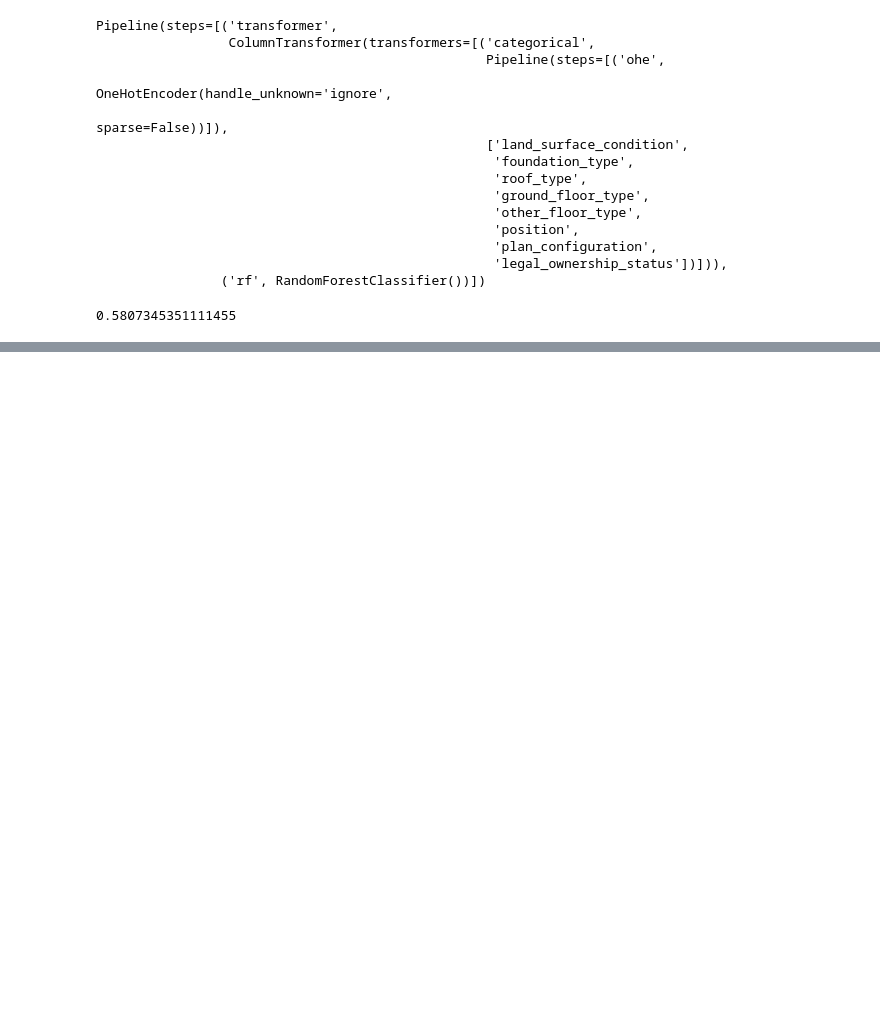
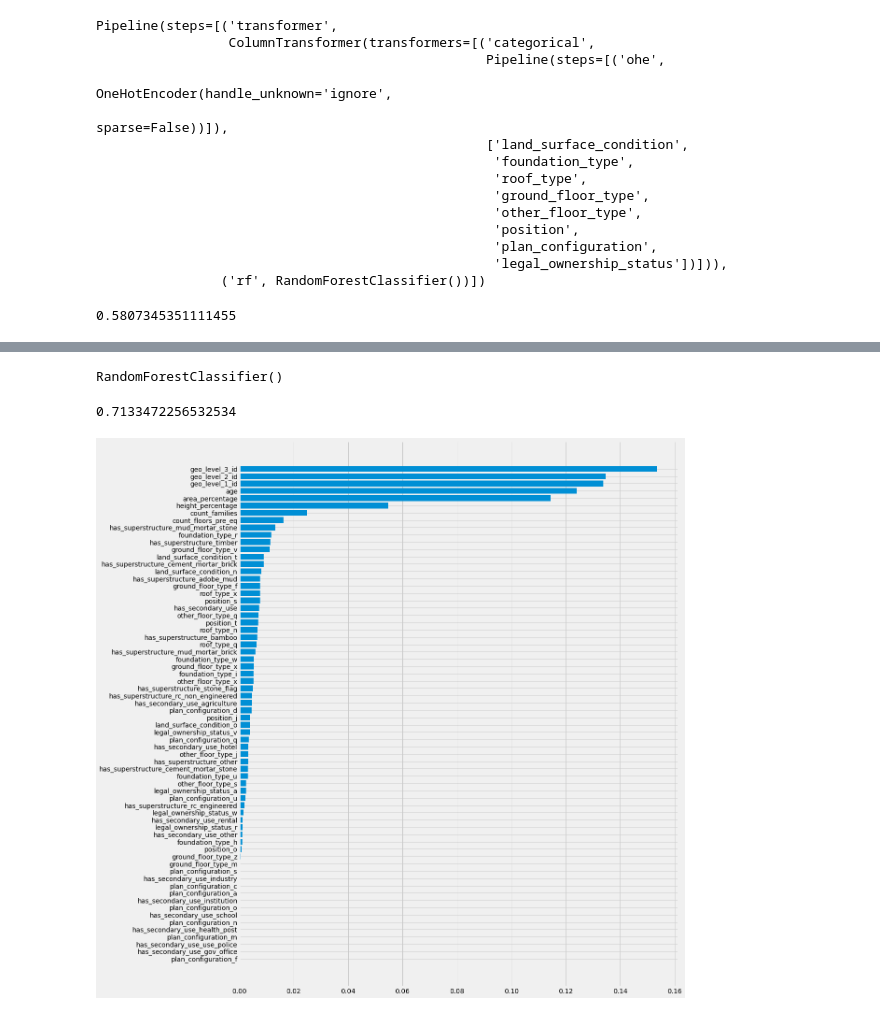
Before and after one commit to fivearm/Capstone_Repo, a Jupyter notebook: Data_Exploration.ipynb, the cells around one changed output, grey strips where cells are left out. Cells and saved outputs as stored; diff of their text form; code cells hidden in the pictures; blank space fills up the shorter version.

Commit message:
feature importances

```diff
--- a/Data_Exploration.ipynb
+++ b/Data_Exploration.ipynb
@@ -220,0 +233,7 @@ baseline_rf
+# %%
+dummy_X = pd.get_dummies(X)
+# %%
+baseline_forest = RandomForestClassifier()
+baseline_forest.fit(dummy_X, y)
+# %% [output]
+RandomForestClassifier()
@@ -220,0 +242,13 @@ baseline_rf
+# %%
+f1_micro = f1_micro.mean()
+f1_micro
+# %% [output]
+0.7133472256532534
+# %%
+feat_importance = pd.DataFrame(baseline_forest.feature_importances_,
+                               columns=['Importance'], index=dummy_X.columns)
+feat_importance_sorted = feat_importance.sort_values(by='Importance', ascending=True)
+fig, ax = plt.subplots(figsize=(15,20))
+ax.barh(feat_importance_sorted.index, feat_importance_sorted.Importance);
+# %% [output]
+[figure, added]
```
Also changed, not shown: parts of 5 cells of this notebook.
